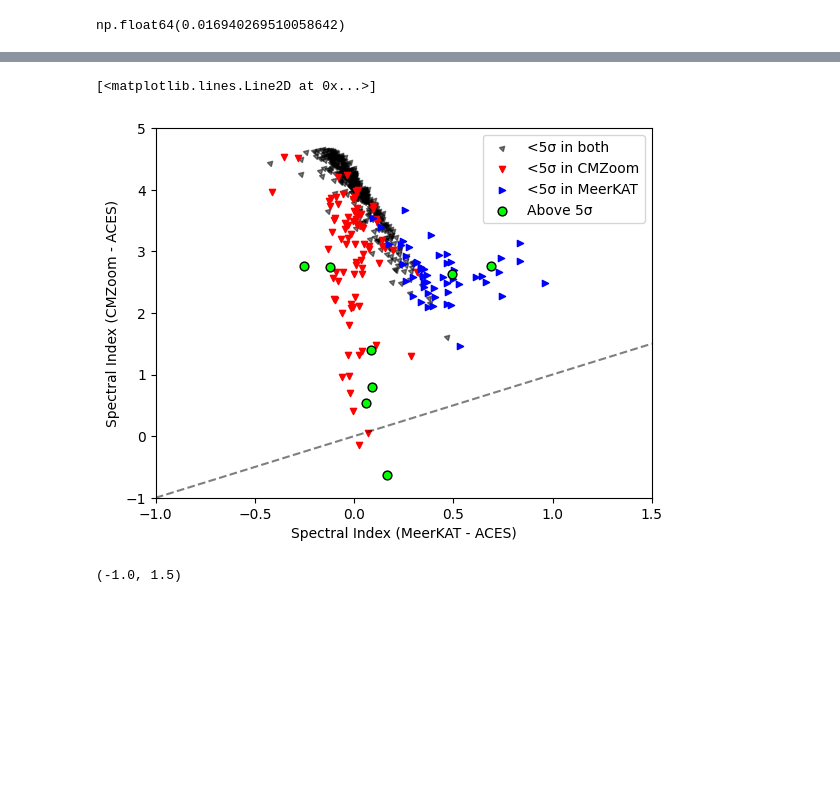
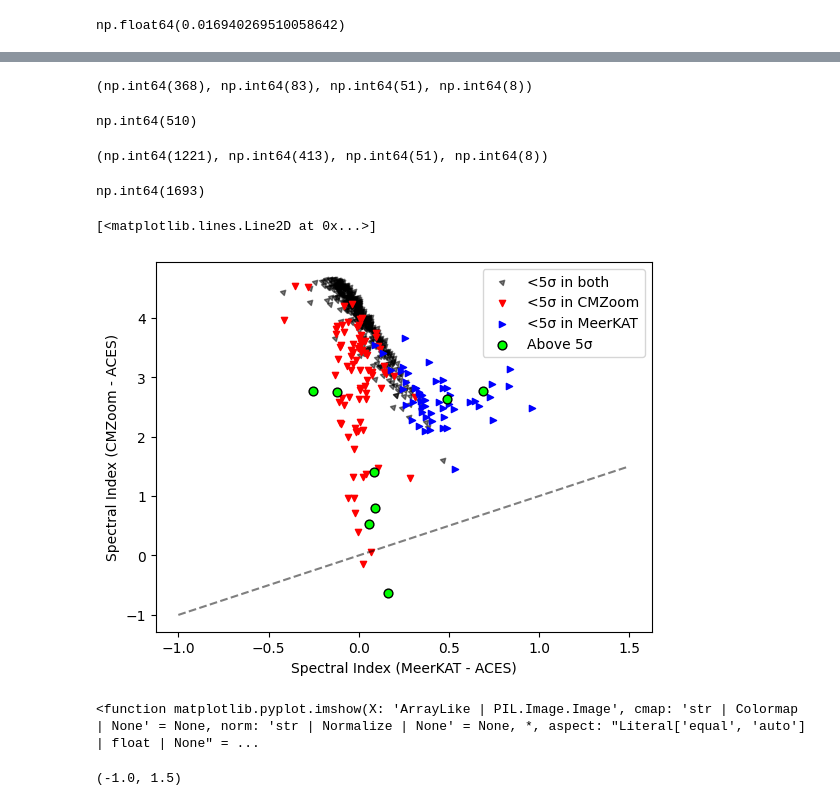
Before and after one commit to nbudaiev/ACES, a Jupyter notebook: cmz_sfr/radio_CMD.ipynb, the cells around one changed output, grey strips where cells are left out. Cells and saved outputs as stored; diff of their text form; code cells hidden in the pictures; blank space fills up the shorter version.

```diff
--- a/cmz_sfr/radio_CMD.ipynb
+++ b/cmz_sfr/radio_CMD.ipynb
@@ -181,29 +194,50 @@ ACES_cat.write('aces_zooniverse_catalog_with_SI.fits', overwrite=True)
 # %%
-mask_both_above_5RMS = (~only_MEERKAT_below_5RMS) & (~only_CMZOOM_below_5RMS)
-mask_CMZOOM_upper_limit_only = only_CMZOOM_below_5RMS & (~only_MEERKAT_below_5RMS)
-mask_MEERKAT_lower_limit_only = only_MEERKAT_below_5RMS & (~only_CMZOOM_below_5RMS)
-mask_both_lower_limit = only_MEERKAT_below_5RMS & only_CMZOOM_below_5RMS
+mask_both_above_5RMS = (~only_MEERKAT_below_5RMS) & (~only_CMZOOM_below_5RMS) & (~(np.isnan(ACES_cat['SI_cmzoom_aces'])))
+mask_CMZOOM_upper_limit_only = only_CMZOOM_below_5RMS & (~only_MEERKAT_below_5RMS) & (~(np.isnan(ACES_cat['SI_cmzoom_aces'])))
+mask_MEERKAT_lower_limit_only = only_MEERKAT_below_5RMS & (~only_CMZOOM_below_5RMS) & (~(np.isnan(ACES_cat['SI_cmzoom_aces'])))
+mask_both_lower_limit = only_MEERKAT_below_5RMS & only_CMZOOM_below_5RMS & (~(np.isnan(ACES_cat['SI_cmzoom_aces'])))
+# %%
+sum(mask_both_lower_limit), sum(mask_CMZOOM_upper_limit_only), sum(mask_MEERKAT_lower_limit_only), sum(mask_both_above_5RMS)
+# %% [output]
+(np.int64(368), np.int64(83), np.int64(51), np.int64(8))
+# %%
+sum(mask_both_lower_limit) +sum(mask_CMZOOM_upper_limit_only) + sum(mask_MEERKAT_lower_limit_only) + sum(mask_both_above_5RMS)
+# %% [output]
+np.int64(510)
+# %%
+sum(mask_both_lower_limit), sum(mask_CMZOOM_upper_limit_only), sum(mask_MEERKAT_lower_limit_only), sum(mask_both_above_5RMS)
+# %% [output]
+(np.int64(1221), np.int64(413), np.int64(51), np.int64(8))
+# %%
+sum(mask_both_lower_limit) +sum(mask_CMZOOM_upper_limit_only) + sum(mask_MEERKAT_lower_limit_only) + sum(mask_both_above_5RMS)
+# %% [output]
+np.int64(1693)
 # %%
 s = 20
 plt.scatter(alphas_meerkat_aces[mask_both_lower_limit], alphas_cmzoom_aces[mask_both_lower_limit], marker = (3, 0, -45), c='k', alpha = 0.5, s=s, label = '<5σ in both')
 plt.scatter(alphas_meerkat_aces[mask_CMZOOM_upper_limit_only], alphas_cmzoom_aces[mask_CMZOOM_upper_limit_only], marker = 'v', c='red', s=s, label = '<5σ in CMZoom')
 plt.scatter(alphas_meerkat_aces[mask_MEERKAT_lower_limit_only], alphas_cmzoom_aces[mask_MEERKAT_lower_limit_only], marker = '>', c='blue', s=s, label = '<5σ in MeerKAT')
 plt.scatter(alphas_meerkat_aces[mask_both_above_5RMS], alphas_cmzoom_aces[mask_both_above_5RMS], c='lime',ec ='k', s=s+20, label = 'Above 5σ')
 plt.legend()
 plt.xlabel('Spectral Index (MeerKAT - ACES)')
 plt.ylabel('Spectral Index (CMZoom - ACES)')
-plt.xlim(-1, 1.5)
-plt.ylim(-1, 5)
+#plt.xlim(-1, 1.5)
+#plt.ylim(-1, 5)
 #plt.plot([0,1], [0,1], color = 'k', linestyle = '--')
 # plt.plot([-1,0], [0,0], color = 'k', linestyle = '--', alpha = 0.5)
 # plt.plot([0,0], [-1,0], color = 'k', linestyle = '--', alpha = 0.5)
 # plt.plot([-1,1], [1,1], color = 'k', linestyle = '--', alpha = 0.5)
 # plt.plot([1,1], [-1,1], color = 'k', linestyle = '--', alpha = 0.5)
 x_ = np.linspace(-1, 1.5, 100)
 plt.plot(x_, x_, color = 'k', linestyle = '--', alpha = 0.5)
+#plt.savefig('/Users/nbudaiev/UFL Dropbox/Nazar Budaiev/Research/ACES/figures/SI_meerkat_cmzoom_aces.png', dpi = 300, bbox_inches='tight')
 # %% [output]
 [<matplotlib.lines.Line2D at 0x...>]
-[figure, old version]
+[figure, new version]
+# %%
+plt.imshow
+# %% [output]
+<function matplotlib.pyplot.imshow(X: 'ArrayLike | PIL.Image.Image', cmap: 'str | Colormap | None' = None, norm: 'str | Normalize | None' = None, *, aspect: "Literal['equal', 'auto'] | float | None" = ...
 # %%
 s = 20
 plt.scatter(alphas_meerkat_aces[mask_both_lower_limit], alphas_cmzoom_aces[mask_both_lower_limit], marker = (3, 0, -45), c='k', alpha = 0.5, s=s, label = '<5σ in both')
```
Also changed, not shown: parts of 10 cells of this notebook, 2 other files.
